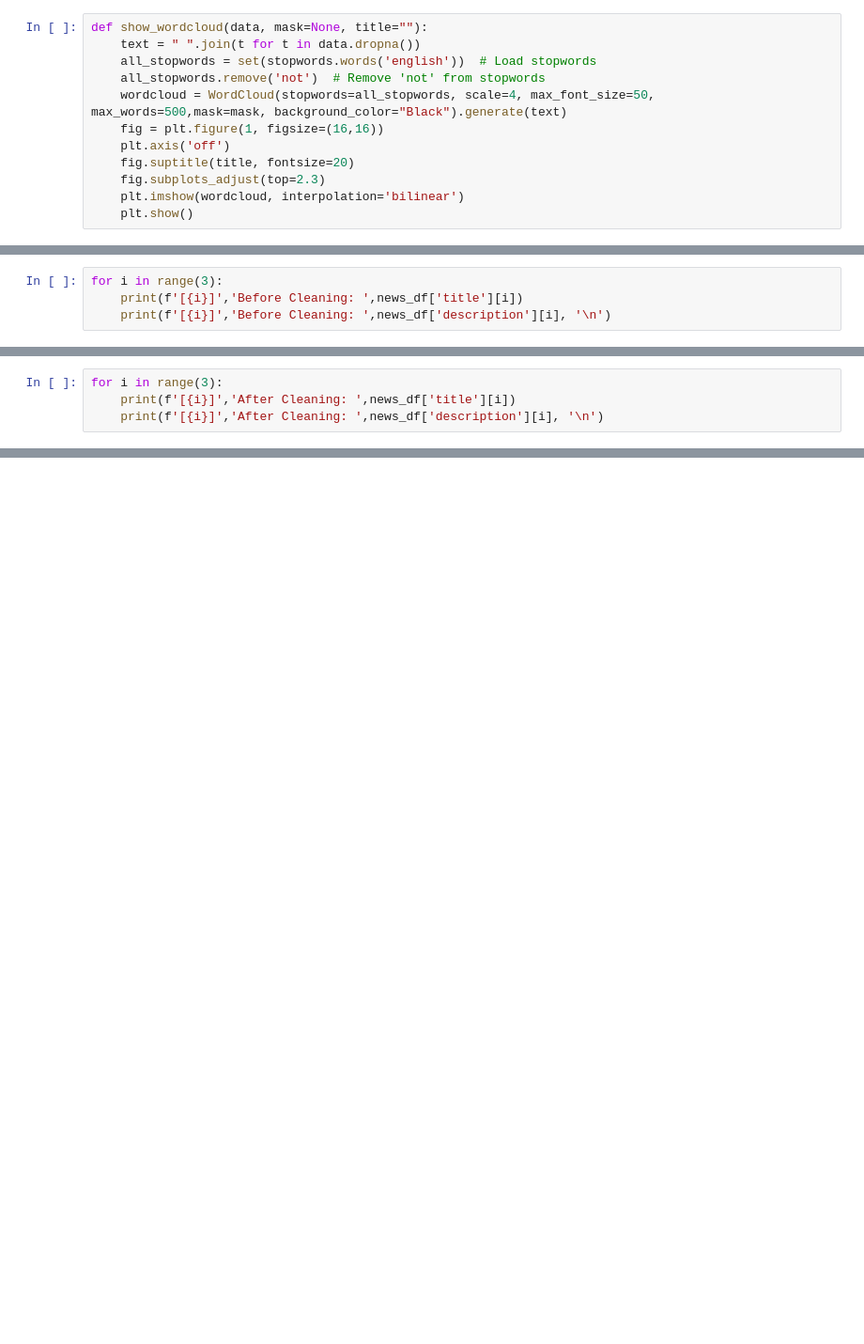
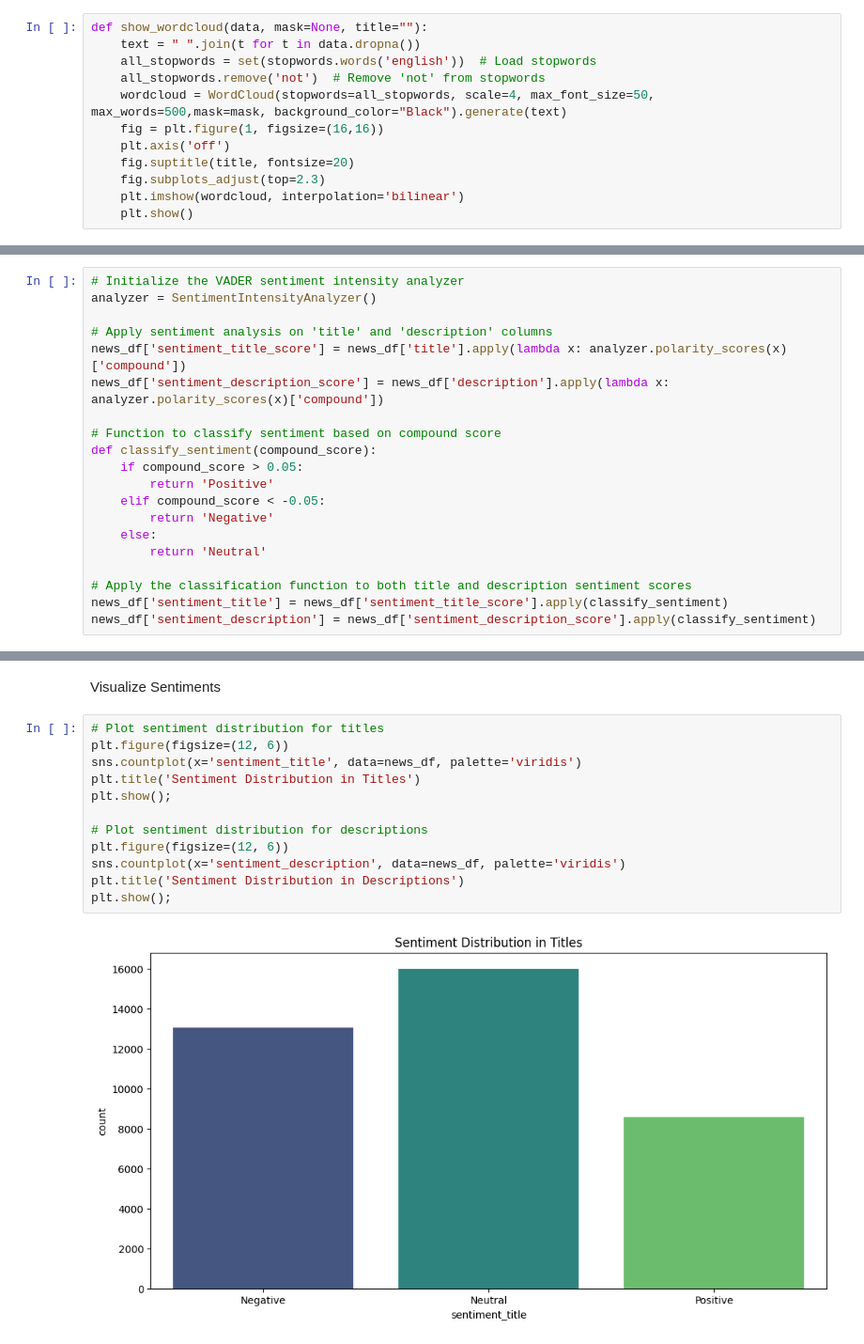
Before and after one commit to WalidKW/BBC_News, a Jupyter notebook: BBC_News.ipynb, the cells around one changed output, grey strips where cells are left out. Shown at 94% size. Drawn from its saved outputs; the diff is of its cells as text; blank space fills up the shorter version.

```diff
--- a/BBC_News.ipynb
+++ b/BBC_News.ipynb
@@ -158,4 +157,0 @@ Sample before cleaning:
-# %%
-for i in range(3):
-    print(f'[{i}]','Before Cleaning: ',news_df['title'][i])
-    print(f'[{i}]','Before Cleaning: ',news_df['description'][i], '\n')
@@ -202,4 +157,0 @@ Sample after cleaning:
-# %%
-for i in range(3):
-    print(f'[{i}]','After Cleaning: ',news_df['title'][i])
-    print(f'[{i}]','After Cleaning: ',news_df['description'][i], '\n')
@@ -232,0 +300,20 @@ def find_sentiment(post):
+# %%
+# Initialize the VADER sentiment intensity analyzer
+analyzer = SentimentIntensityAnalyzer()
+
+# Apply sentiment analysis on 'title' and 'description' columns
+news_df['sentiment_title_score'] = news_df['title'].apply(lambda x: analyzer.polarity_scores(x)['compound'])
+news_df['sentiment_description_score'] = news_df['description'].apply(lambda x: analyzer.polarity_scores(x)['compound'])
+
+# Function to classify sentiment based on compound score
+def classify_sentiment(compound_score):
+    if compound_score > 0.05:
+        return 'Positive'
+    elif compound_score < -0.05:
+        return 'Negative'
+    else:
+        return 'Neutral'
+
+# Apply the classification function to both title and description sentiment scores
+news_df['sentiment_title'] = news_df['sentiment_title_score'].apply(classify_sentiment)
+news_df['sentiment_description'] = news_df['sentiment_description_score'].apply(classify_sentiment)
@@ -232,0 +357,16 @@ def find_sentiment(post):
+# %% [markdown]
+Visualize Sentiments
+# %%
+# Plot sentiment distribution for titles
+plt.figure(figsize=(12, 6))
+sns.countplot(x='sentiment_title', data=news_df, palette='viridis')
+plt.title('Sentiment Distribution in Titles')
+plt.show();
+
+# Plot sentiment distribution for descriptions
+plt.figure(figsize=(12, 6))
+sns.countplot(x='sentiment_description', data=news_df, palette='viridis')
+plt.title('Sentiment Distribution in Descriptions')
+plt.show();
+# %% [output]
+[figure, added]
```
Also changed, not shown: parts of 49 cells of this notebook, 1 other file.
